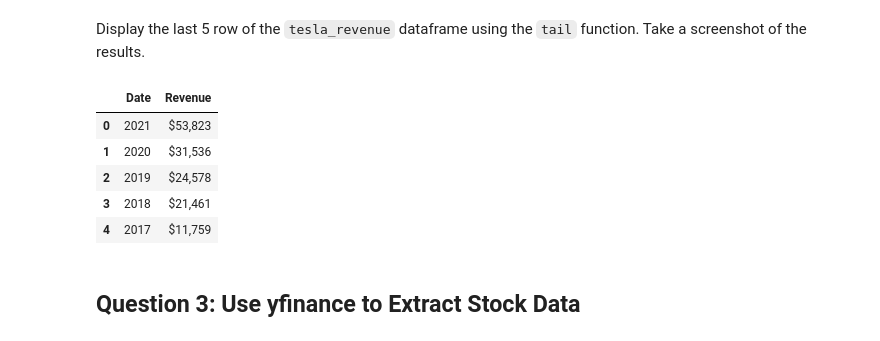
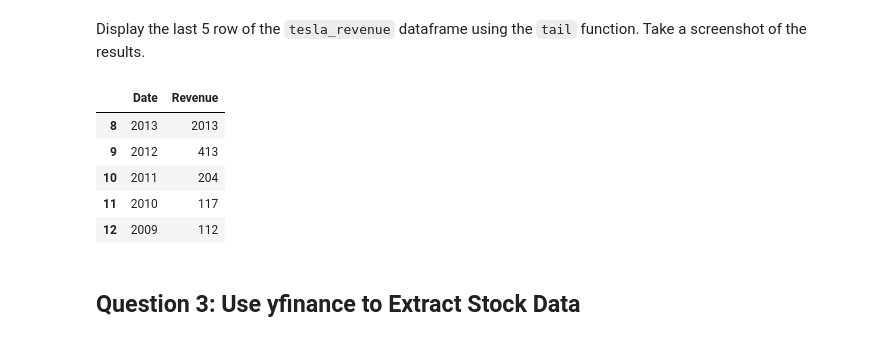
Before and after one commit to dgpublic/dg_portfolio, a Jupyter notebook: Daniela__Ganea__Course__5__Final__Assignment.ipynb, the cells around one changed output. Drawn from its saved outputs; the diff is of its cells as text; code cells hidden in the pictures.

```diff
--- a/Daniela__Ganea__Course__5__Final__Assignment.ipynb
+++ b/Daniela__Ganea__Course__5__Final__Assignment.ipynb
@@ -142,30 +144,32 @@ for row in table.find_all('tr'):
   cols = row.find_all('td')
   cols
   if(cols!=[]):
-    vals.append([cols[0].text.strip(),cols[1].text.strip()])
+    date = cols[0].text.strip()
+    rev1 = cols[1].text.strip()
+    rev2 = rev1.replace("$","")
+    rev= rev2.replace(",","")
+    vals.append([date,rev])
+
 tesla_revenue = pd.DataFrame(vals, columns=["Date","Revenue"])
-#print(tesla_revenue)
 # %% [markdown]
 Execute the following line to remove the comma and dollar sign from the `Revenue` column.
-# %%
-tesla_revenue["Revenue"] = tesla_revenue['Revenue'].str.replace(',|\$',"")
 # %% [markdown]
 Execute the following lines to remove an null or empty strings in the Revenue column.
 # %%
 tesla_revenue.dropna(inplace=True)
 
-tesla_revenue = tesla_revenue[tesla_revenue['Revenue'] != ""]
+#tesla_revenue = tesla_revenue[tesla_revenue['Revenue'] != ""]
 # %% [markdown]
 Display the last 5 row of the `tesla_revenue` dataframe using the `tail` function. Take a screenshot of the results.
 # %%
-tesla_revenue[:5]
+tesla_revenue.tail(5)
 # %% [output]
 |  | Date | Revenue |
-| 0 | 2021 | $53,823 |
-| 1 | 2020 | $31,536 |
-| 2 | 2019 | $24,578 |
-| 3 | 2018 | $21,461 |
-| 4 | 2017 | $11,759 |
+| 8 | 2013 | 2013 |
+| 9 | 2012 | 413 |
+| 10 | 2011 | 204 |
+| 11 | 2010 | 117 |
+| 12 | 2009 | 112 |
 # %% [markdown]
 ## Question 3: Use yfinance to Extract Stock Data
 # %% [markdown]
```
Also changed, not shown: parts of 7 cells of this notebook.
